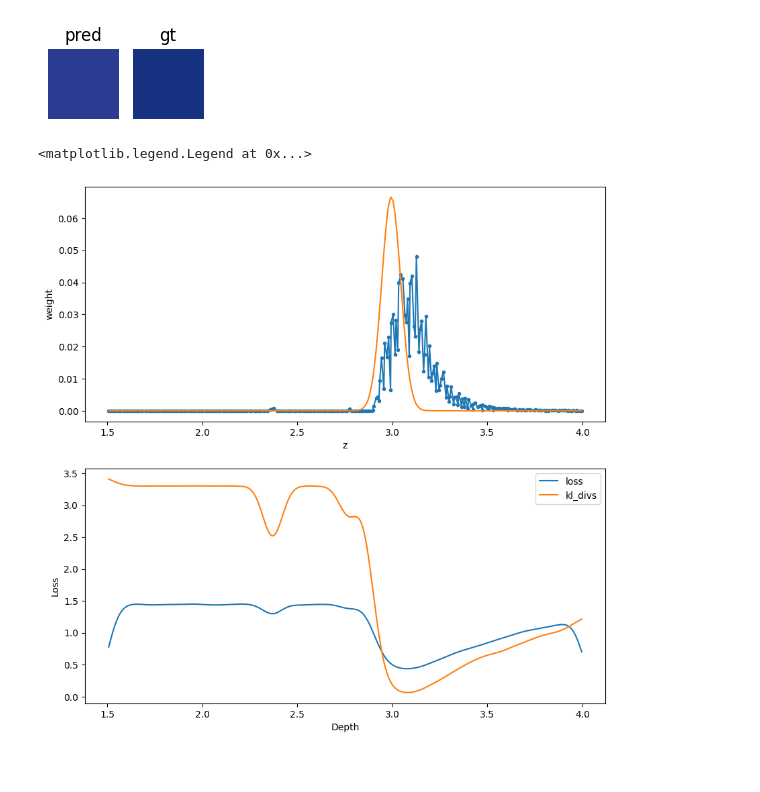
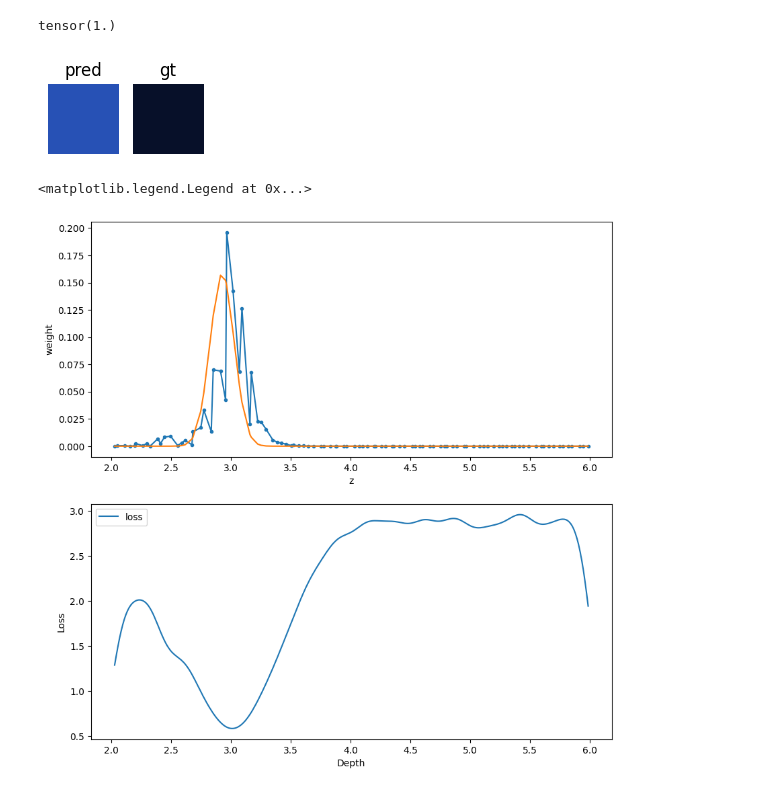
Before and after one commit to Jorgeromeu/NeRF2D, a Jupyter notebook: visualizations/depth_supervision.ipynb, the cells around one changed output. Cells and saved outputs as stored; diff of their text form; code cells hidden in the pictures.

```diff
--- a/visualizations/depth_supervision.ipynb
+++ b/visualizations/depth_supervision.ipynb
@@ -20,5 +17,5 @@ The autoreload extension is already loaded. To reload it, use:
 # %%
-ckpt_path = '../checkpoints/last.ckpt'
+ckpt_path = '../checkpoints/last-v4.ckpt'
 nerf = NeRF2D_LightningModule.load_from_checkpoint(ckpt_path).to('cpu')
 # %%
 # read test set
@@ -44,14 +41,19 @@ def get_nth_batch(n, loader):
         if i == n:
             return batch
 # %%
-ray_idx = 20
+ray_idx = 40
 
 # get dataset entry
 o, d, color_gt, depth_gt = get_nth_batch(ray_idx, dataloader)
 
 # nerf forward pass
 with torch.no_grad():
-    color_pred, weights, ts = nerf(o, d)
+    out = nerf(o, d)
+    color_pred = out.colors
+    weights = out.weights
+    ts = out.ts
+
+print(weights.sum())
 
 # ray color
 show_colors([color_pred[0], color_gt[0]], ['pred', 'gt'])
@@ -73,7 +75,7 @@ def discrete_gaussian_pdf(xs, sigma, loc):
     ps /= ps.sum()
     return Tensor(ps)
 
-sigma = 0.05
+sigma = 0.1
 ps = discrete_gaussian_pdf(ts, sigma, depth_gt.item())
 
 dists = torch.cat([dists, dist_pad])
@@ -81,35 +83,36 @@ dists = torch.cat([dists, dist_pad])
 ax_weights.plot(ts, ps, label='gt')
 
 # take loss for each gt depth
 losses = []
 kldivs = []
 for gt_depth in depths_lin:
     loss = nerf.depth_loss(Tensor([gt_depth]), ts, weights, sigma)
 
     ps_gt = discrete_gaussian_pdf(ts, sigma, gt_depth).unsqueeze(0)
 
     eps = 1e-10
     weights_p = weights + eps
     weights_p = weights_p / weights_p.sum()
 
+
     ps_gt_p = ps_gt + eps
     ps_gt_p = ps_gt_p / ps_gt_p.sum()
 
     kl_div = F.kl_div(torch.log(weights_p), ps_gt_p, reduction='mean') * 50
 
     kldivs.append(kl_div.item())
     losses.append(loss.item())
 
 # Plot the losses at the different depths
 ax_gts.plot(depths_lin, losses, label='loss')
-ax_gts.plot(depths_lin, kldivs, label='kl_divs')
+# ax_gts.plot(depths_lin, kldivs, label='kl_divs')
 ax_gts.set_xlabel('Depth')
 ax_gts.set_ylabel('Loss')
-# ax_gts.set_ylim(0, 4)
 ax_gts.legend()
 
 # ax_gts.set_ylim(0, 4)
 # %% [output]
+tensor(1.)
-[figure, old version]
+[figure, new version]
-<matplotlib.legend.Legend at 0x...>
+<matplotlib.legend.Legend at 0x...>
-[figure, old version]
+[figure, new version]
```
Also changed, not shown: parts of 1 cell of this notebook, 10 other files.
